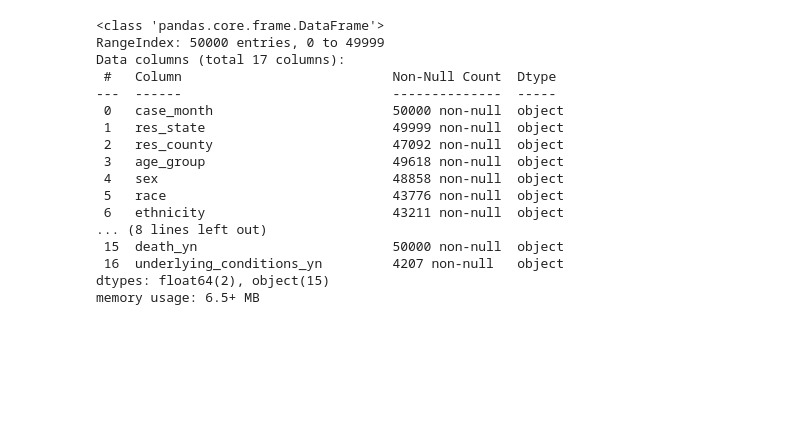
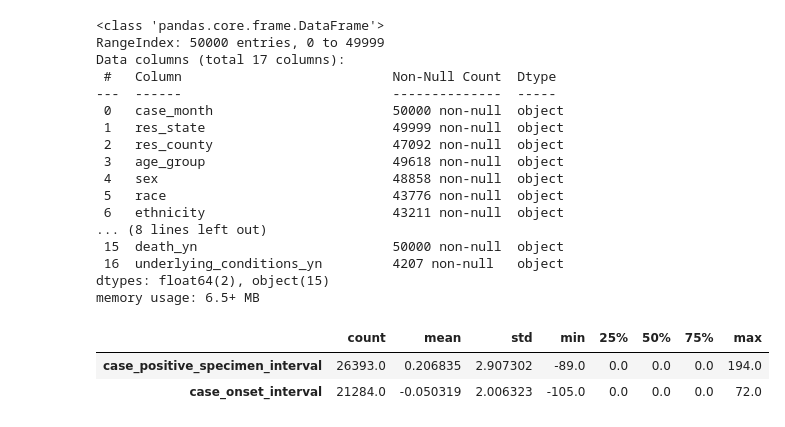
Before and after one commit to Southwick-Adam/CovidDataAnalysis, a Jupyter notebook: 2023-Homework1-Notebook.ipynb, the cells around one changed output. Cells and saved outputs as stored; diff of their text form; code cells hidden in the pictures; blank space fills up the shorter version.

```diff
--- a/2023-Homework1-Notebook.ipynb
+++ b/2023-Homework1-Notebook.ipynb
@@ -211,6 +186,13 @@ Data columns (total 17 columns):
  16  underlying_conditions_yn         4207 non-null   object
 dtypes: float64(2), object(15)
 memory usage: 6.5+ MB
+# %%
+continuous_columns = df.select_dtypes(['float64']).columns
+df[continuous_columns].describe().T
+# %% [output]
+|  | count | mean | std | min | 25% | 50% | 75% | max |
+| case_positive_specimen_interval | 26393.0 | 0.206835 | 2.907302 | -89.0 | 0.0 | 0.0 | 0.0 | 194.0 |
+| case_onset_interval | 21284.0 | -0.050319 | 2.006323 | -105.0 | 0.0 | 0.0 | 0.0 | 72.0 |
 # %%
 category_columns = df.select_dtypes(['category']).columns
 df[category_columns].describe().T
```
Also changed, not shown: parts of 10 cells of this notebook.
